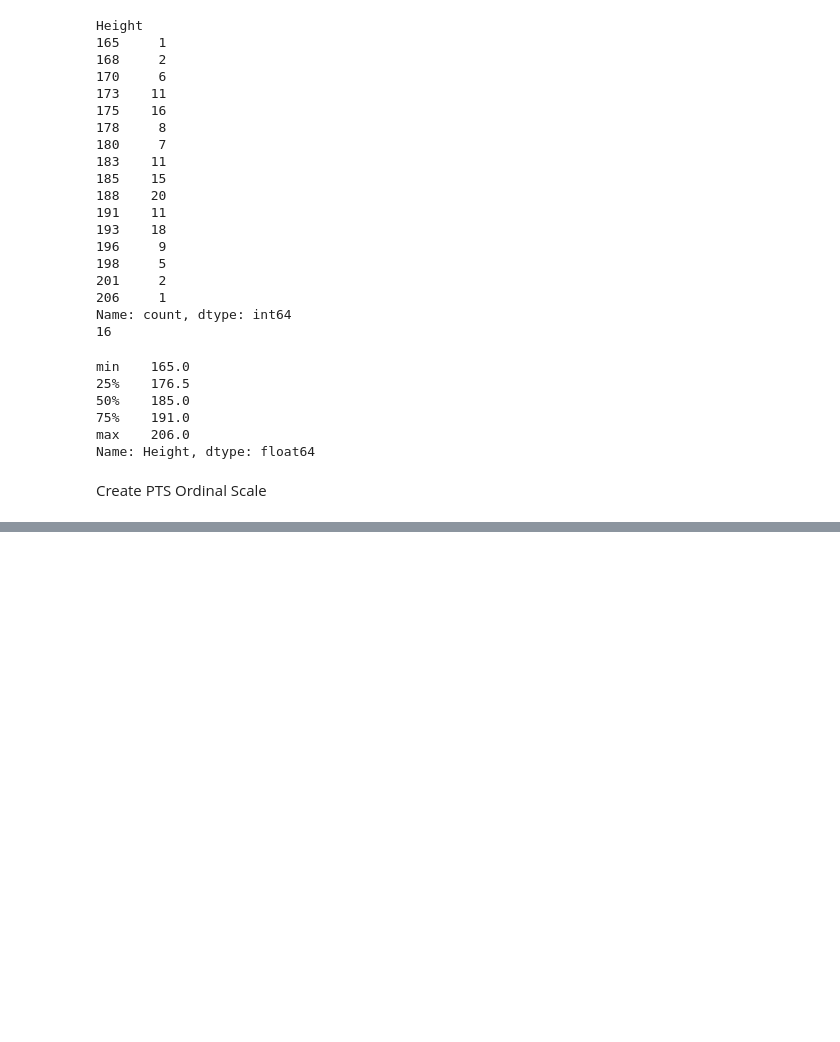
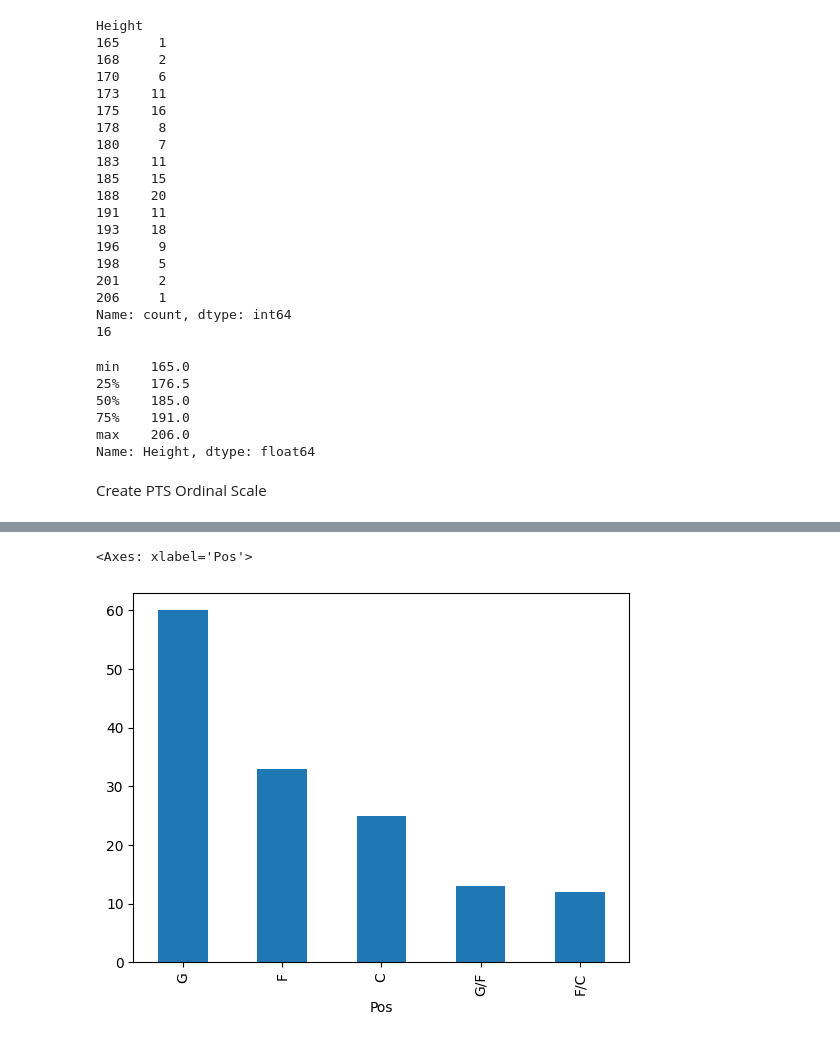
Before and after one commit to dnlsyfq/kaggle_wnba_player_stats, a Jupyter notebook: statistical-analysis-walkthrough.ipynb, the cells around one changed output, grey strips where cells are left out. Cells and saved outputs as stored; diff of their text form; code cells hidden in the pictures; blank space fills up the shorter version.

```diff
--- a/statistical-analysis-walkthrough.ipynb
+++ b/statistical-analysis-walkthrough.ipynb
@@ -353,0 +431,5 @@ df['Age'].describe(percentiles=[.75,.50,.95]).reset_index().query(" index=='75%'
+# %%
+df['Pos'].value_counts().plot.bar()
+# %% [output]
+<Axes: xlabel='Pos'>
+[figure, added]
```
Also changed, not shown: parts of 17 cells of this notebook.
